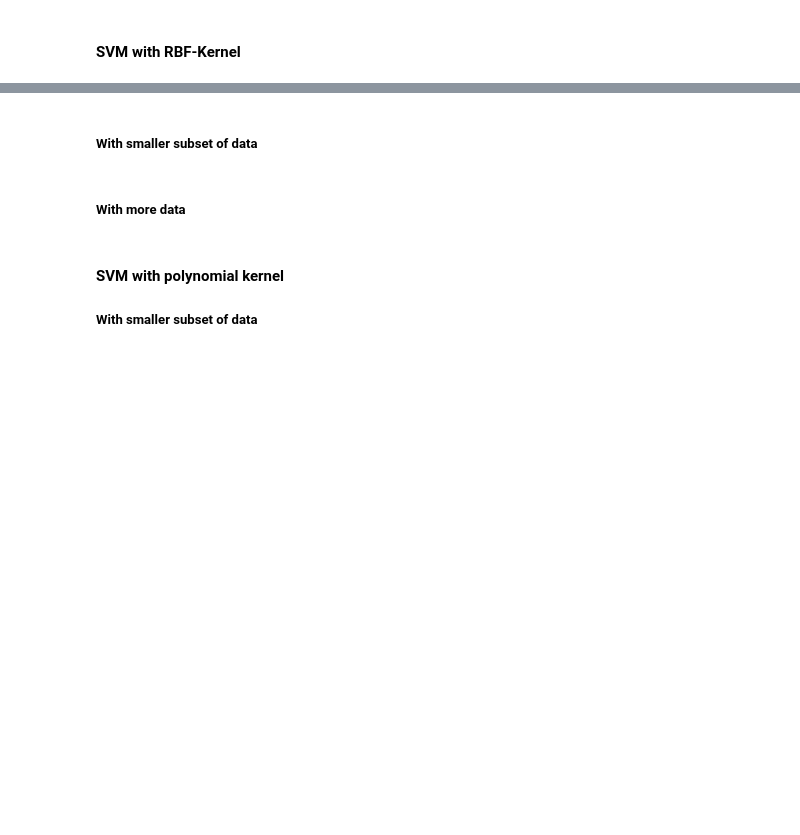
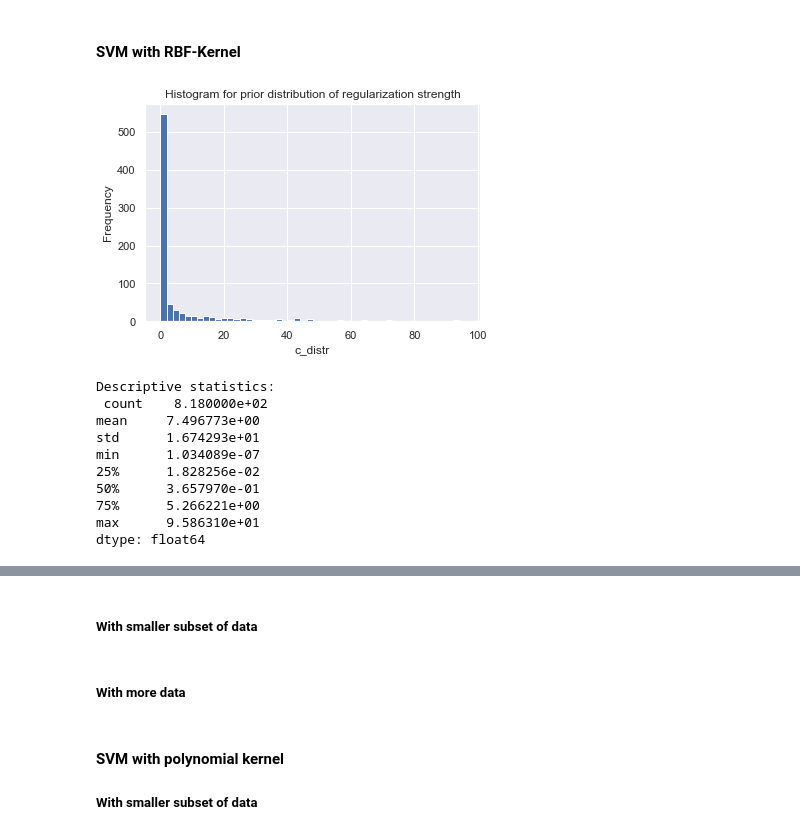
Before and after one commit to tloeber/Springboard, a Jupyter notebook: capstone_lending_club/2a_modeling.ipynb, the cells around one changed output, grey strips where cells are left out. Saved outputs shown, nothing was run; the diff lists cells and outputs as text; code cells hidden in the pictures; blank space fills up the shorter version.

```diff
--- a/capstone_lending_club/2a_modeling.ipynb
+++ b/capstone_lending_club/2a_modeling.ipynb
@@ -1167,0 +1140,30 @@ Best average precision score on *test* set: 0.38832990404733325
+# %%
+# Inspect prior distribution for reg_alpha
+from hyperopt import pyll
+c_distr = hp.lognormal('C', 0, 5)
+samples = [pyll.stochastic.sample(c_distr) for i in range(1000)]
+#
+samples = list(filter(lambda x: x<100, samples))
+# Plot
+# sns.distplot(pd.Series(samples))
+pd.Series(samples).plot(kind='hist', bins=50)
+# plt.xlim([0,1000])
+plt.xlabel('c_distr')
+plt.title('Histogram for prior distribution of regularization strength')
+plt.show()
+
+# Descriptive statistics
+print('Descriptive statistics:\n',
+      pd.Series(samples).describe())
+# %% [output]
+[figure, added]
+Descriptive statistics:
+ count    8.180000e+02
+mean     7.496773e+00
+std      1.674293e+01
+min      1.034089e-07
+25%      1.828256e-02
+50%      3.657970e-01
+75%      5.266221e+00
+max      9.586310e+01
+dtype: float64
```
Also changed, not shown: parts of 58 cells of this notebook.
